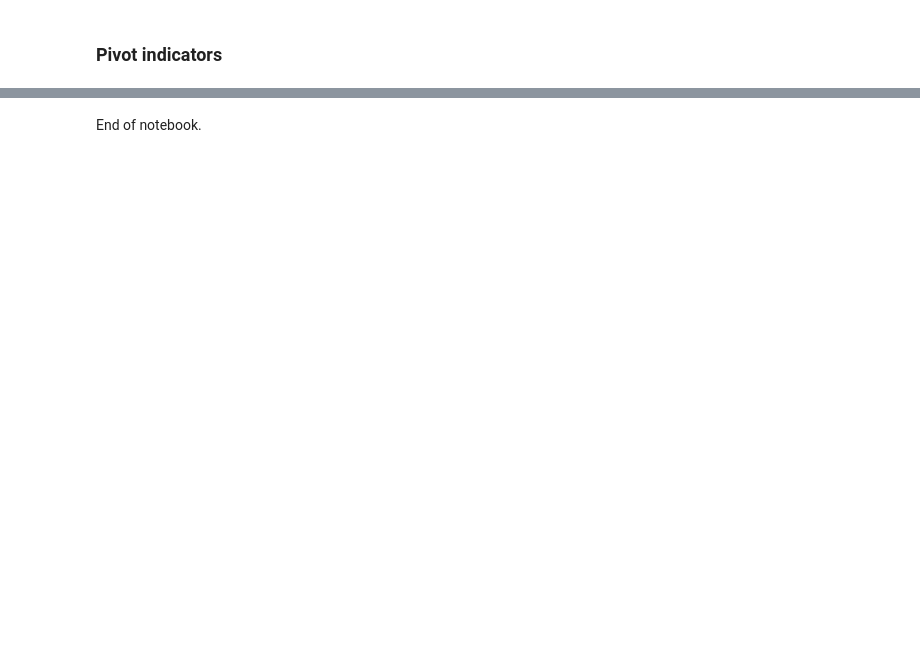
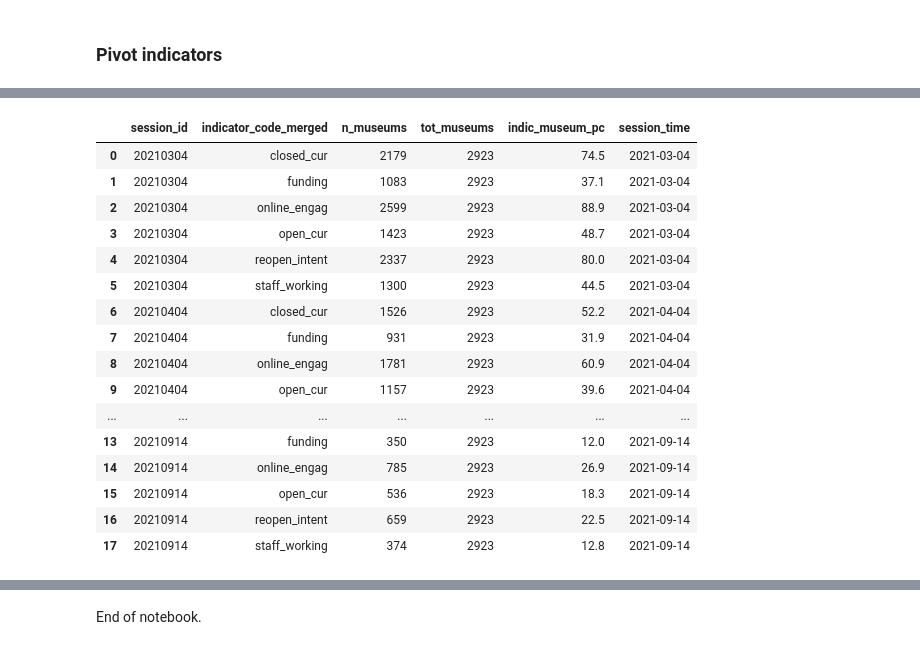
Before and after one commit to Birkbeck/museums-in-the-pandemic, a Jupyter notebook: mip/notebooks_py/02_extract_indicators.ipynb, the cells around one changed output, grey strips where cells are left out. Saved outputs shown, nothing was run; the diff lists cells and outputs as text; code cells hidden in the pictures; blank space fills up the shorter version.

```diff
--- a/mip/notebooks_py/02_extract_indicators.ipynb
+++ b/mip/notebooks_py/02_extract_indicators.ipynb
@@ -696,0 +739,26 @@ TODO
+# %%
+mus_indic_counts_df = mus_indic_df.groupby(['session_id','indicator_code_merged'], as_index=False).size()
+mus_indic_counts_df = mus_indic_counts_df.rename(columns={'size':'n_museums'})
+mus_indic_counts_df['tot_museums'] = mus_indic_df['mus_websites_n'][0]
+mus_indic_counts_df['indic_museum_pc'] = mus_indic_counts_df['n_museums'] / mus_indic_counts_df['tot_museums'] * 100
+mus_indic_counts_df['indic_museum_pc'] = round(mus_indic_counts_df['indic_museum_pc'],1)
+mus_indic_counts_df['session_time'] = mus_indic_counts_df['session_id'].apply(sessionid_to_time)
+mus_indic_counts_df
+# %% [output]
+|  | session_id | indicator_code_merged | n_museums | tot_museums | indic_museum_pc | session_time |
+| 0 | 20210304 | closed_cur | 2179 | 2923 | 74.5 | 2021-03-04 |
+| 1 | 20210304 | funding | 1083 | 2923 | 37.1 | 2021-03-04 |
+| 2 | 20210304 | online_engag | 2599 | 2923 | 88.9 | 2021-03-04 |
+| 3 | 20210304 | open_cur | 1423 | 2923 | 48.7 | 2021-03-04 |
+| 4 | 20210304 | reopen_intent | 2337 | 2923 | 80.0 | 2021-03-04 |
+| 5 | 20210304 | staff_working | 1300 | 2923 | 44.5 | 2021-03-04 |
+| 6 | 20210404 | closed_cur | 1526 | 2923 | 52.2 | 2021-04-04 |
+| 7 | 20210404 | funding | 931 | 2923 | 31.9 | 2021-04-04 |
+| 8 | 20210404 | online_engag | 1781 | 2923 | 60.9 | 2021-04-04 |
+| 9 | 20210404 | open_cur | 1157 | 2923 | 39.6 | 2021-04-04 |
+| ... | ... | ... | ... | ... | ... | ... |
+| 13 | 20210914 | funding | 350 | 2923 | 12.0 | 2021-09-14 |
+| 14 | 20210914 | online_engag | 785 | 2923 | 26.9 | 2021-09-14 |
+| 15 | 20210914 | open_cur | 536 | 2923 | 18.3 | 2021-09-14 |
+| 16 | 20210914 | reopen_intent | 659 | 2923 | 22.5 | 2021-09-14 |
+| 17 | 20210914 | staff_working | 374 | 2923 | 12.8 | 2021-09-14 |
```
Also changed, not shown: parts of 9 cells of this notebook, 1 other file.
